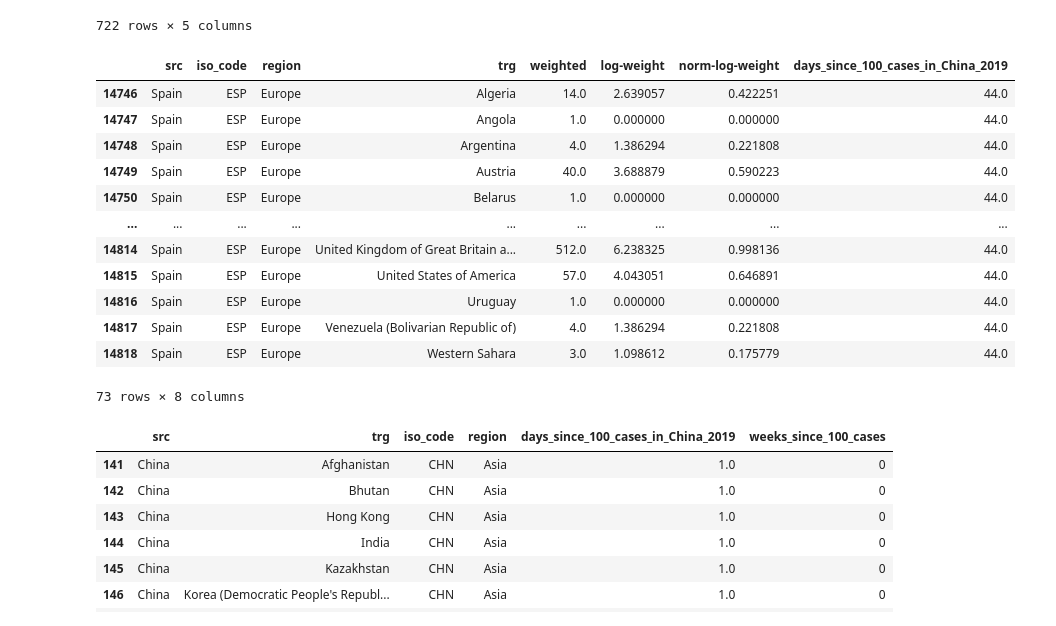
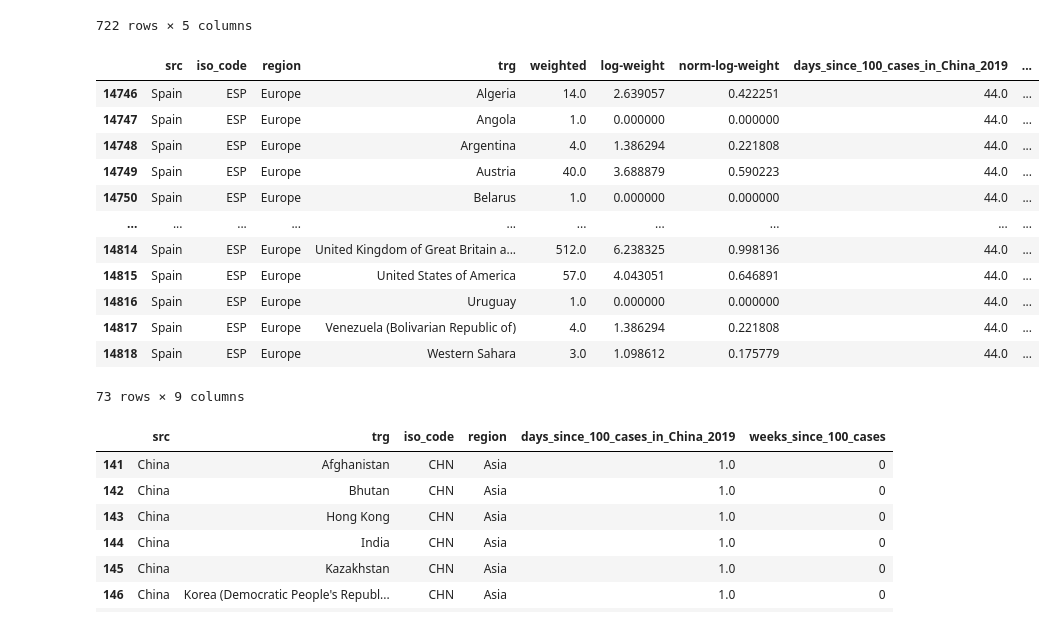
Before and after one commit to jcllobet/MasterThesis, a Jupyter notebook: Unify_Country_ISOs.ipynb, the cells around one changed output. Cells and saved outputs as stored; diff of their text form; code cells hidden in the pictures.

```diff
--- a/Unify_Country_ISOs.ipynb
+++ b/Unify_Country_ISOs.ipynb
@@ -506,21 +506,22 @@ prt_u
 722 rows × 5 columns
 # %%
 prt_u["weeks_since_100_cases"] = prt_u["days_since_100_cases_in_China_2019"].astype(int)//7
+flt_u["weeks_since_100_cases"] = flt_u["days_since_100_cases_in_China_2019"].astype(int)//7
 flt_u[flt_u['src']=="Spain"]
 # %% [output]
-|  | src | iso_code | region | trg | weighted | log-weight | norm-log-weight | days_since_100_cases_in_China_2019 |
-| 14746 | Spain | ESP | Europe | Algeria | 14.0 | 2.639057 | 0.422251 | 44.0 |
-| 14747 | Spain | ESP | Europe | Angola | 1.0 | 0.000000 | 0.000000 | 44.0 |
-| 14748 | Spain | ESP | Europe | Argentina | 4.0 | 1.386294 | 0.221808 | 44.0 |
-| 14749 | Spain | ESP | Europe | Austria | 40.0 | 3.688879 | 0.590223 | 44.0 |
-| 14750 | Spain | ESP | Europe | Belarus | 1.0 | 0.000000 | 0.000000 | 44.0 |
-| ... | ... | ... | ... | ... | ... | ... | ... | ... |
-| 14814 | Spain | ESP | Europe | United Kingdom of Great Britain a... | 512.0 | 6.238325 | 0.998136 | 44.0 |
-| 14815 | Spain | ESP | Europe | United States of America | 57.0 | 4.043051 | 0.646891 | 44.0 |
-| 14816 | Spain | ESP | Europe | Uruguay | 1.0 | 0.000000 | 0.000000 | 44.0 |
-| 14817 | Spain | ESP | Europe | Venezuela (Bolivarian Republic of) | 4.0 | 1.386294 | 0.221808 | 44.0 |
-| 14818 | Spain | ESP | Europe | Western Sahara | 3.0 | 1.098612 | 0.175779 | 44.0 |
+|  | src | iso_code | region | trg | weighted | log-weight | norm-log-weight | days_since_100_cases_in_China_2019 | ... |
+| 14746 | Spain | ESP | Europe | Algeria | 14.0 | 2.639057 | 0.422251 | 44.0 | ... |
+| 14747 | Spain | ESP | Europe | Angola | 1.0 | 0.000000 | 0.000000 | 44.0 | ... |
+| 14748 | Spain | ESP | Europe | Argentina | 4.0 | 1.386294 | 0.221808 | 44.0 | ... |
+| 14749 | Spain | ESP | Europe | Austria | 40.0 | 3.688879 | 0.590223 | 44.0 | ... |
+| 14750 | Spain | ESP | Europe | Belarus | 1.0 | 0.000000 | 0.000000 | 44.0 | ... |
+| ... | ... | ... | ... | ... | ... | ... | ... | ... | ... |
+| 14814 | Spain | ESP | Europe | United Kingdom of Great Britain a... | 512.0 | 6.238325 | 0.998136 | 44.0 | ... |
+| 14815 | Spain | ESP | Europe | United States of America | 57.0 | 4.043051 | 0.646891 | 44.0 | ... |
+| 14816 | Spain | ESP | Europe | Uruguay | 1.0 | 0.000000 | 0.000000 | 44.0 | ... |
+| 14817 | Spain | ESP | Europe | Venezuela (Bolivarian Republic of) | 4.0 | 1.386294 | 0.221808 | 44.0 | ... |
+| 14818 | Spain | ESP | Europe | Western Sahara | 3.0 | 1.098612 | 0.175779 | 44.0 | ... |
-73 rows × 8 columns
+73 rows × 9 columns
 # %%
 #verifying that only China is patient 0
 prt_u[prt_u['weeks_since_100_cases']==0]
```
Also changed, not shown: 4 other files.
